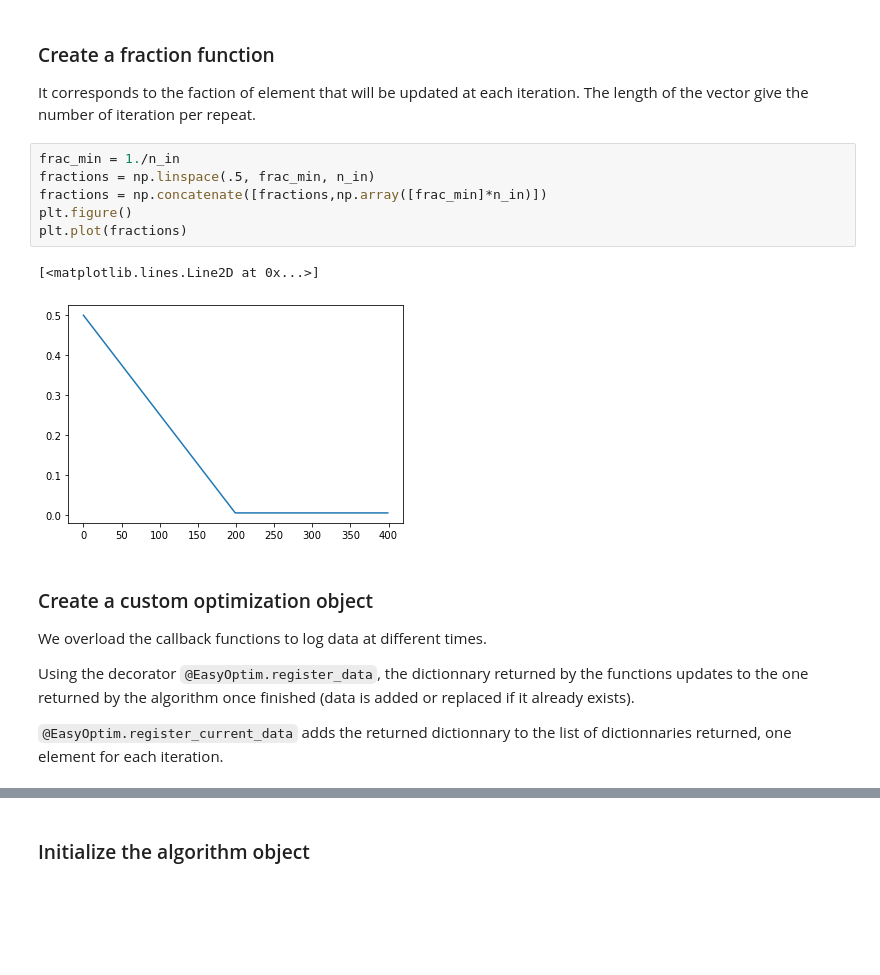
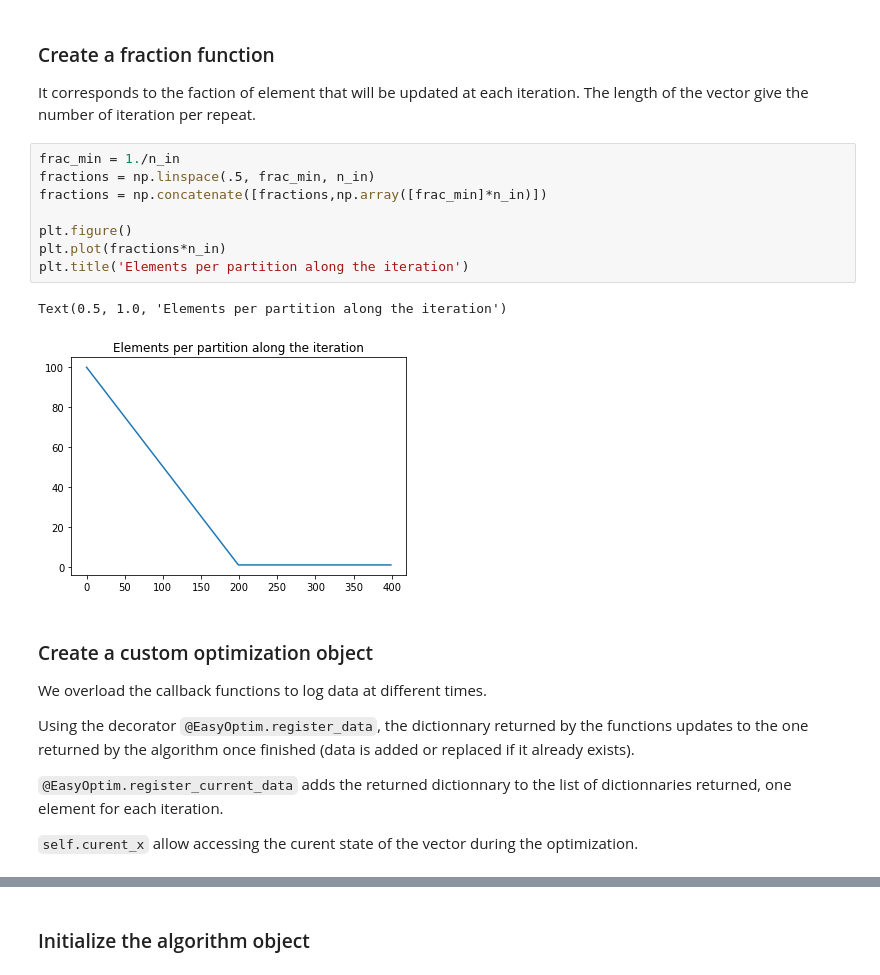
Before and after one commit to wavefrontshaping/EasyOptimization, a Jupyter notebook: Example.ipynb, the cells around one changed output, grey strips where cells are left out. Cells and saved outputs as stored; diff of their text form; blank space fills up the shorter version.

```diff
--- a/Example.ipynb
+++ b/Example.ipynb
@@ -162,12 +158,14 @@ The length of the vector give the number of iteration per repeat.
 # %%
 frac_min = 1./n_in
 fractions = np.linspace(.5, frac_min, n_in)
 fractions = np.concatenate([fractions,np.array([frac_min]*n_in)])
+
 plt.figure()
-plt.plot(fractions)
+plt.plot(fractions*n_in)
+plt.title('Elements per partition along the iteration')
 # %% [output]
-[<matplotlib.lines.Line2D at 0x...>]
+Text(0.5, 1.0, 'Elements per partition along the iteration')
-[figure, old version]
+[figure, new version]
 # %% [markdown]
 ### Create a custom optimization object
 
@@ -176,6 +174,8 @@ We overload the callback functions to log data at different times.
 Using the decorator `@EasyOptim.register_data`, the dictionnary returned by the functions updates to the one returned by the algorithm once finished (data is added or replaced if it already exists).
 
 `@EasyOptim.register_current_data` adds the returned dictionnary to the list of dictionnaries returned, one element for each iteration.
+
+`self.curent_x` allow accessing the curent state of the vector during the optimization.
 # %%
 plt.ioff()
 
```
Also changed, not shown: parts of 15 cells of this notebook, 1 other file.
